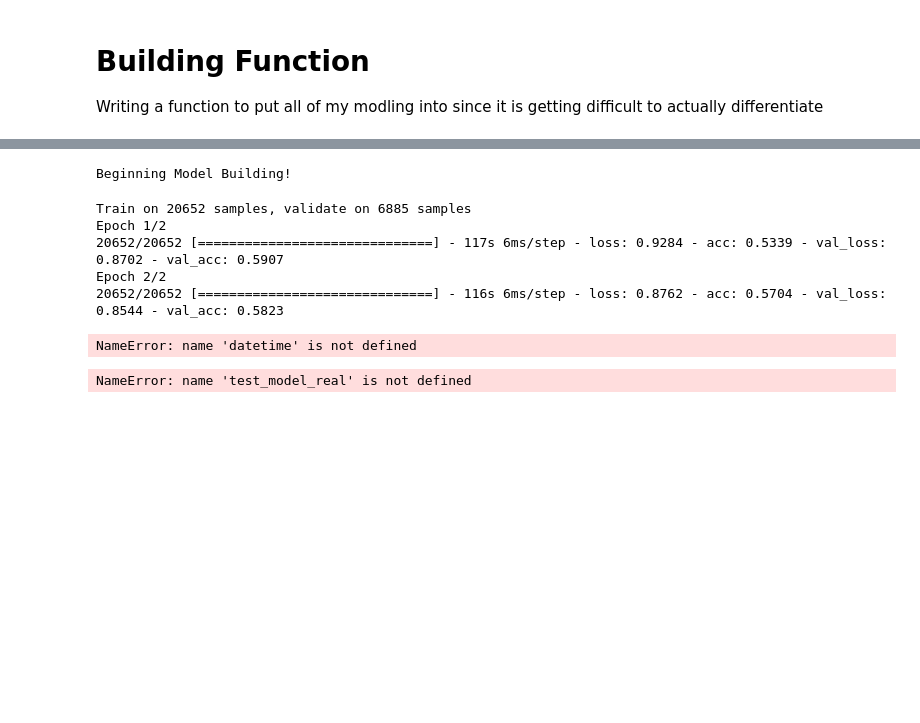
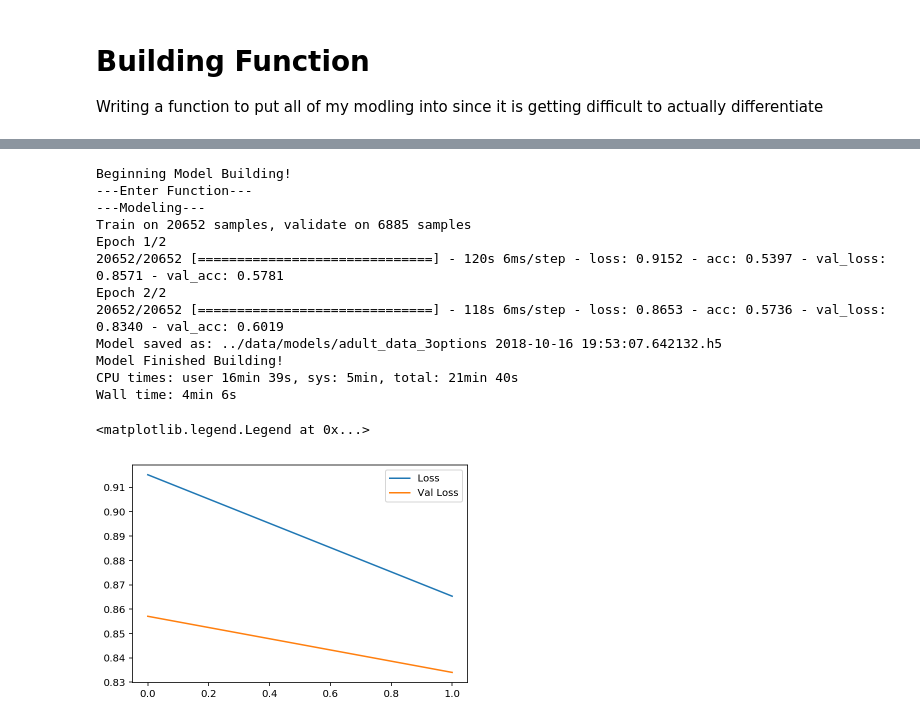
Before and after one commit to gerket/dsi_capstone, a Jupyter notebook: pneumonia/code/exploratory-data-analysis.ipynb, the cells around one changed output, grey strips where cells are left out. Drawn from its saved outputs; the diff is of its cells as text; code cells hidden in the pictures; blank space fills up the shorter version.

Commit message:
created modeling notebook with modeling and evaluation functions

```diff
--- a/pneumonia/code/exploratory-data-analysis.ipynb
+++ b/pneumonia/code/exploratory-data-analysis.ipynb
@@ -980,7 +980,7 @@ def create_pic_df(data, df_detailed, image_size = (128,128)):
 
     # Create the total pixel array
     huge_pixel_array = []
-    for o in tqdm(range(merged_df.shape[0])):
+    for o in tqdm_notebook(range(merged_df.shape[0])):
         # Get the image data
         patientId = merged_df.iloc[o]['patientId']
         dcm_file = '../data/stage_1_train_images/%s.dcm' % patientId
@@ -1025,7 +1025,7 @@ def model(data, model_name = "default_model_name", image_size = (128,128), y_map
     y = y.map(lambda x: y_map[x])
 
     # Train Test Split
-    X_train, X_test, y_train, y_test = train_test_split(temp.drop(columns='class'), y,
+    X_train, X_test, y_train, y_test = train_test_split(data.drop(columns='class'), y,
                                                         stratify=y, random_state=42)
 
     # Transform target into arrays of integers
@@ -1089,8 +1089,8 @@ def model(data, model_name = "default_model_name", image_size = (128,128), y_map
 
     # Save Model
     try:
-        file_name = '../data/models/' + model_name + ' '
-                               + str(datetime.datetime.now()) + '.h5'
+        file_name = '../data/models/' + model_name + ' ' + str(datetime.datetime.now()) + '.h5'
+
         model_convolutional.save(file_name)
         print('Model saved as: ' + file_name)
 
@@ -1135,18 +1139,24 @@ test_model_history, test_model_real = model(pic_df, model_name = 'adult_data_3op
 print('Model Finished Building!')
 # %% [output]
 Beginning Model Building!
+---Enter Function---
+---Modeling---
+Train on 20652 samples, validate on 6885 samples
+Epoch 1/2
+20652/20652 [==============================] - 120s 6ms/step - loss: 0.9152 - acc: 0.5397 - val_loss: 0.8571 - val_acc: 0.5781
+Epoch 2/2
+20652/20652 [==============================] - 118s 6ms/step - loss: 0.8653 - acc: 0.5736 - val_loss: 0.8340 - val_acc: 0.6019
+Model saved as: ../data/models/adult_data_3options 2018-10-16 19:53:07.642132.h5
+Model Finished Building!
+CPU times: user 16min 39s, sys: 5min, total: 21min 40s
+Wall time: 4min 6s
-Train on 20652 samples, validate on 6885 samples
-Epoch 1/2
-20652/20652 [==============================] - 117s 6ms/step - loss: 0.9284 - acc: 0.5339 - val_loss: 0.8702 - val_acc: 0.5907
-Epoch 2/2
-20652/20652 [==============================] - 116s 6ms/step - loss: 0.8762 - acc: 0.5704 - val_loss: 0.8544 - val_acc: 0.5823
-NameError: name 'datetime' is not defined
 # %%
-plt.plot(test_model_real.history['loss'], label="Loss")
-plt.plot(test_model_real.history['val_loss'], label='Val Loss')
+plt.plot(test_model_history.history['loss'], label="Loss")
+plt.plot(test_model_history.history['val_loss'], label='Val Loss')
 plt.legend()
 # %% [output]
-NameError: name 'test_model_real' is not defined
+<matplotlib.legend.Legend at 0x...>
+[figure, added]
 # %%
 plt.plot(test_model_history.history['acc'], label='Acc')
 plt.plot(test_model_history.history['val_acc'], label='Val Acc')
```
Also changed, not shown: parts of 6 cells of this notebook, 2 other files.
